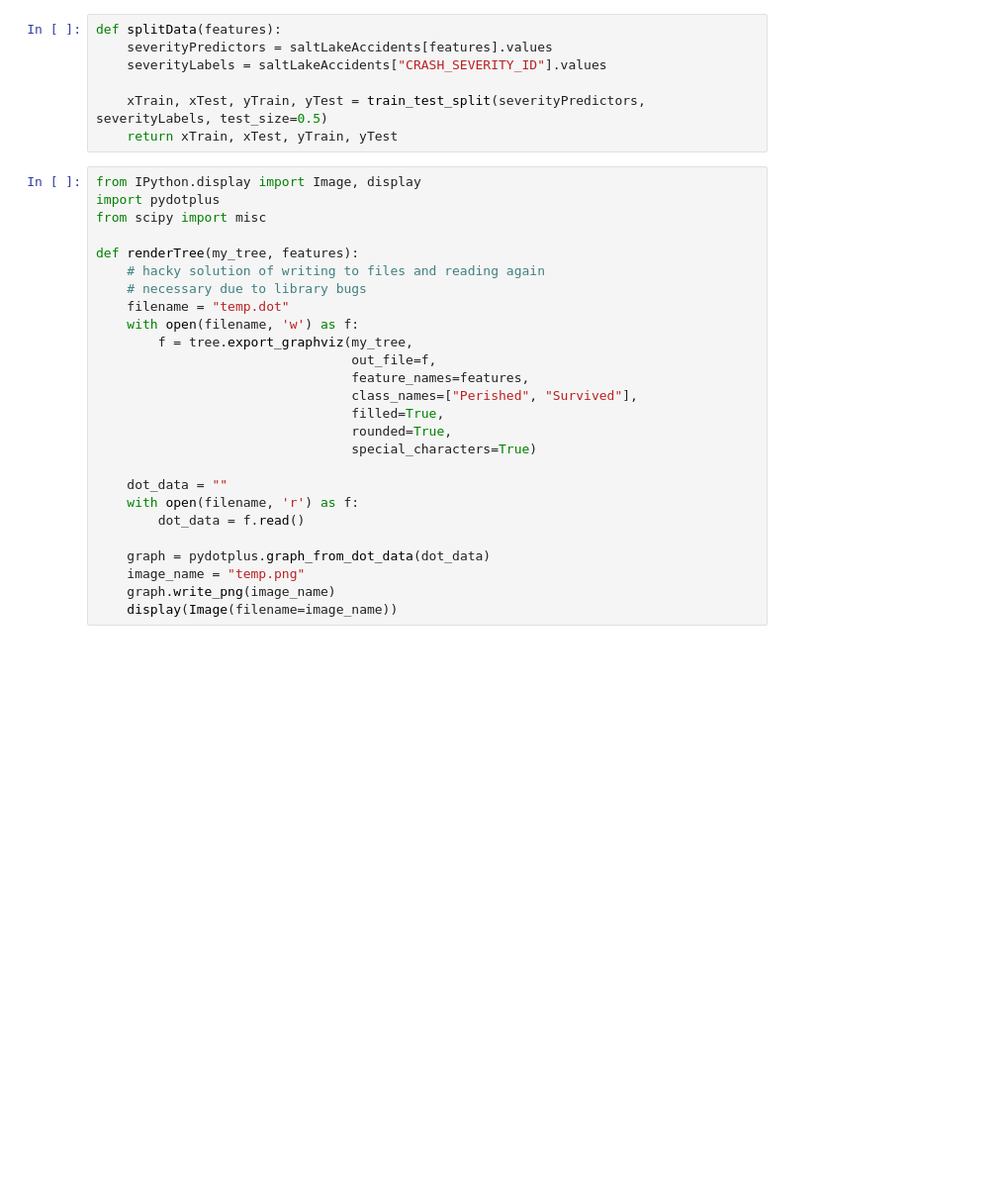
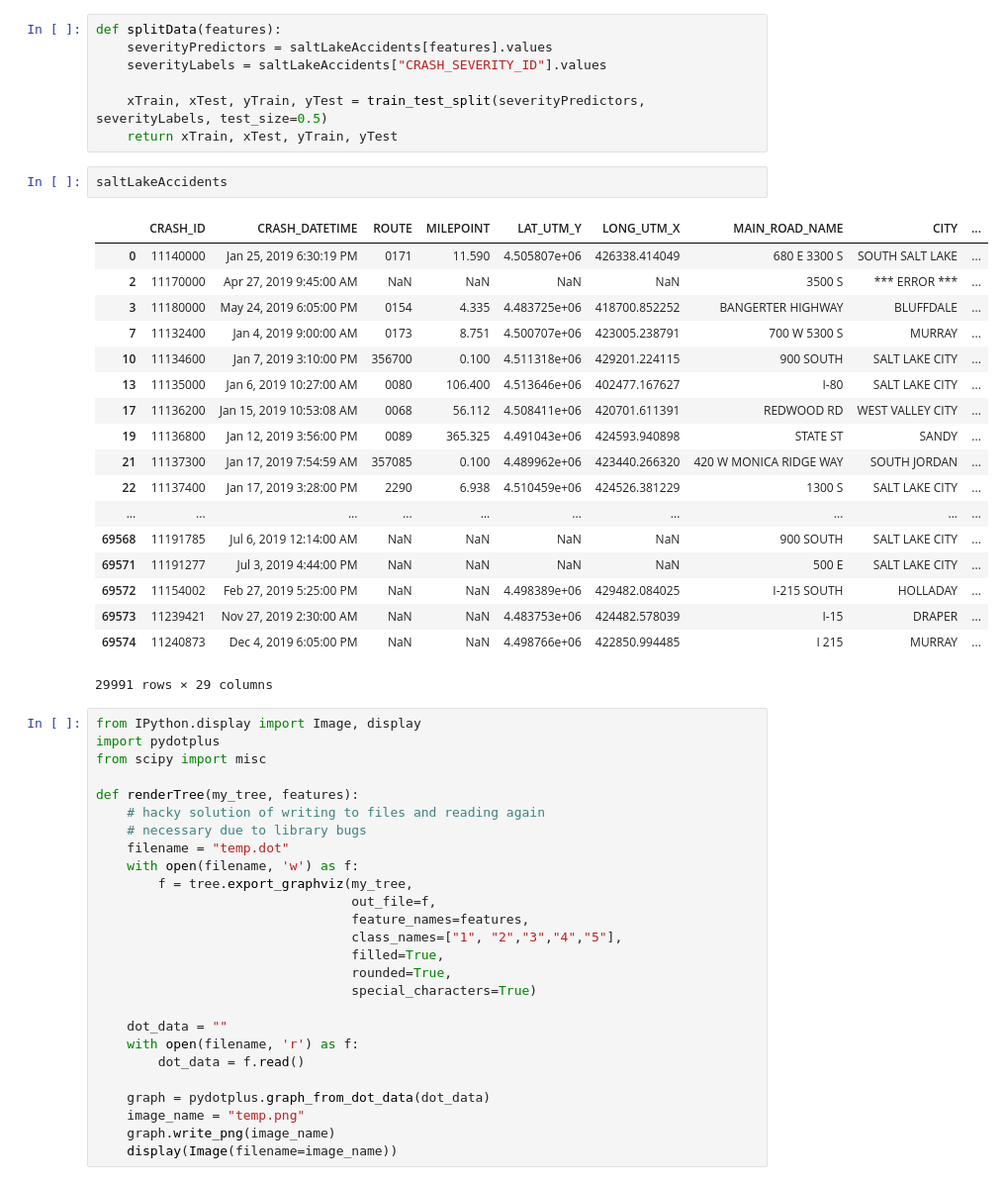
Before and after one commit to ckyle25/dSFinalProject2020, a Jupyter notebook: Automobile Accidents.ipynb, the cells around one changed output. Shown at 99% size. Drawn from its saved outputs; the diff is of its cells as text; blank space fills up the shorter version.

```diff
--- a/Automobile Accidents.ipynb
+++ b/Automobile Accidents.ipynb
@@ -210,6 +234,27 @@ def splitData(features):
 
     xTrain, xTest, yTrain, yTest = train_test_split(severityPredictors, severityLabels, test_size=0.5)
     return xTrain, xTest, yTrain, yTest
+# %%
+saltLakeAccidents
+# %% [output]
+|  | CRASH_ID | CRASH_DATETIME | ROUTE | MILEPOINT | LAT_UTM_Y | LONG_UTM_X | MAIN_ROAD_NAME | CITY | ... |
+| 0 | 11140000 | Jan 25, 2019 6:30:19 PM | 0171 | 11.590 | 4.505807e+06 | 426338.414049 | 680 E 3300 S | SOUTH SALT LAKE | ... |
+| 2 | 11170000 | Apr 27, 2019 9:45:00 AM | NaN | NaN | NaN | NaN | 3500 S | *** ERROR *** | ... |
+| 3 | 11180000 | May 24, 2019 6:05:00 PM | 0154 | 4.335 | 4.483725e+06 | 418700.852252 | BANGERTER HIGHWAY | BLUFFDALE | ... |
+| 7 | 11132400 | Jan 4, 2019 9:00:00 AM | 0173 | 8.751 | 4.500707e+06 | 423005.238791 | 700 W 5300 S | MURRAY | ... |
+| 10 | 11134600 | Jan 7, 2019 3:10:00 PM | 356700 | 0.100 | 4.511318e+06 | 429201.224115 | 900 SOUTH | SALT LAKE CITY | ... |
+| 13 | 11135000 | Jan 6, 2019 10:27:00 AM | 0080 | 106.400 | 4.513646e+06 | 402477.167627 | I-80 | SALT LAKE CITY | ... |
+| 17 | 11136200 | Jan 15, 2019 10:53:08 AM | 0068 | 56.112 | 4.508411e+06 | 420701.611391 | REDWOOD RD | WEST VALLEY CITY | ... |
+| 19 | 11136800 | Jan 12, 2019 3:56:00 PM | 0089 | 365.325 | 4.491043e+06 | 424593.940898 | STATE ST | SANDY | ... |
+| 21 | 11137300 | Jan 17, 2019 7:54:59 AM | 357085 | 0.100 | 4.489962e+06 | 423440.266320 | 420 W MONICA RIDGE WAY | SOUTH JORDAN | ... |
+| 22 | 11137400 | Jan 17, 2019 3:28:00 PM | 2290 | 6.938 | 4.510459e+06 | 424526.381229 | 1300 S | SALT LAKE CITY | ... |
+| ... | ... | ... | ... | ... | ... | ... | ... | ... | ... |
+| 69568 | 11191785 | Jul 6, 2019 12:14:00 AM | NaN | NaN | NaN | NaN | 900 SOUTH | SALT LAKE CITY | ... |
+| 69571 | 11191277 | Jul 3, 2019 4:44:00 PM | NaN | NaN | NaN | NaN | 500 E | SALT LAKE CITY | ... |
+| 69572 | 11154002 | Feb 27, 2019 5:25:00 PM | NaN | NaN | 4.498389e+06 | 429482.084025 | I-215 SOUTH | HOLLADAY | ... |
+| 69573 | 11239421 | Nov 27, 2019 2:30:00 AM | NaN | NaN | 4.483753e+06 | 424482.578039 | I-15 | DRAPER | ... |
+| 69574 | 11240873 | Dec 4, 2019 6:05:00 PM | NaN | NaN | 4.498766e+06 | 422850.994485 | I 215 | MURRAY | ... |
+29991 rows × 29 columns
 # %%
 from IPython.display import Image, display
 import pydotplus
@@ -223,7 +268,7 @@ def renderTree(my_tree, features):
         f = tree.export_graphviz(my_tree,
                                  out_file=f,
                                  feature_names=features,
-                                 class_names=["Perished", "Survived"],
+                                 class_names=["1", "2","3","4","5"],
                                  filled=True,
                                  rounded=True,
                                  special_characters=True)
```
Also changed, not shown: parts of 5 cells of this notebook, 2 other files.
